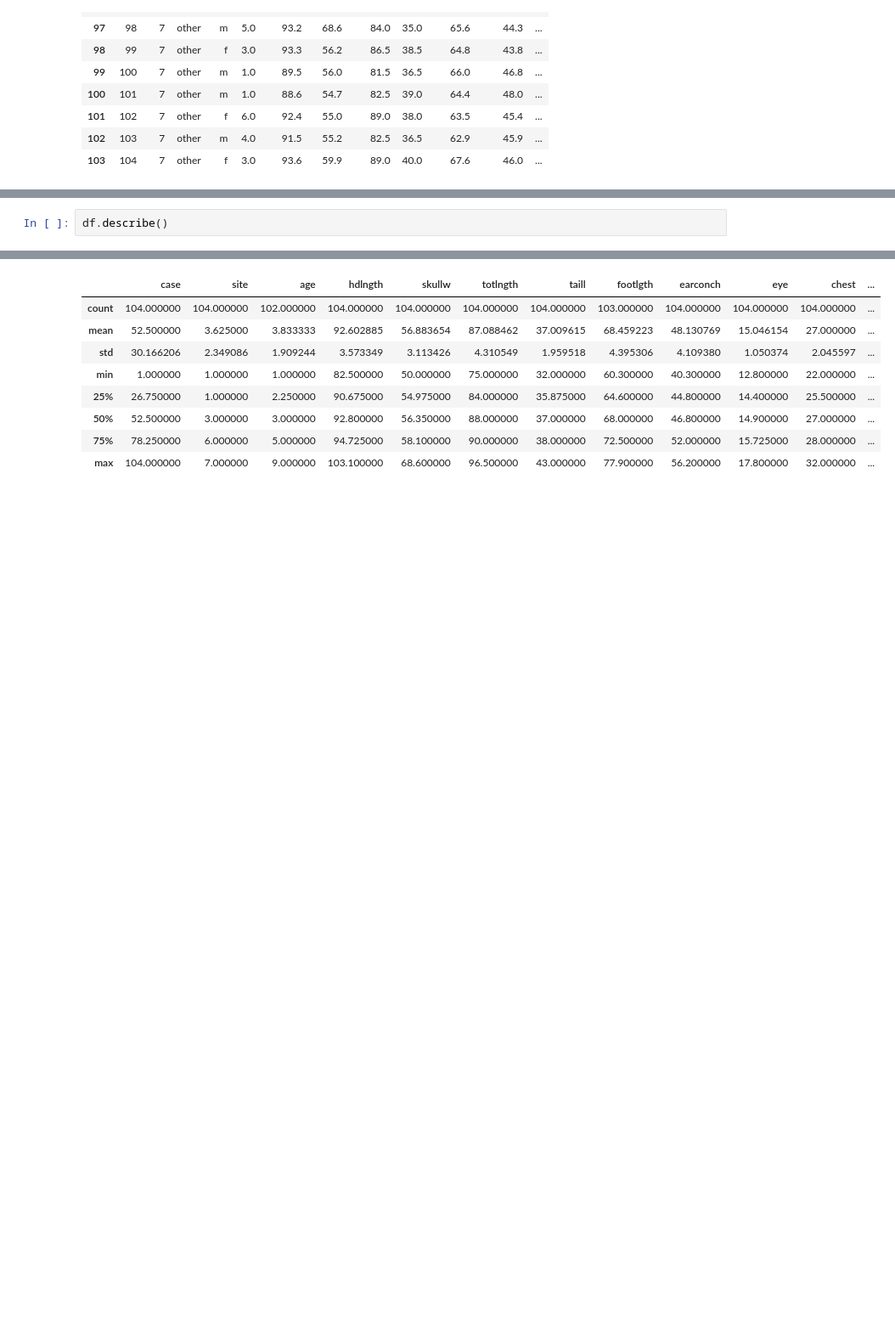
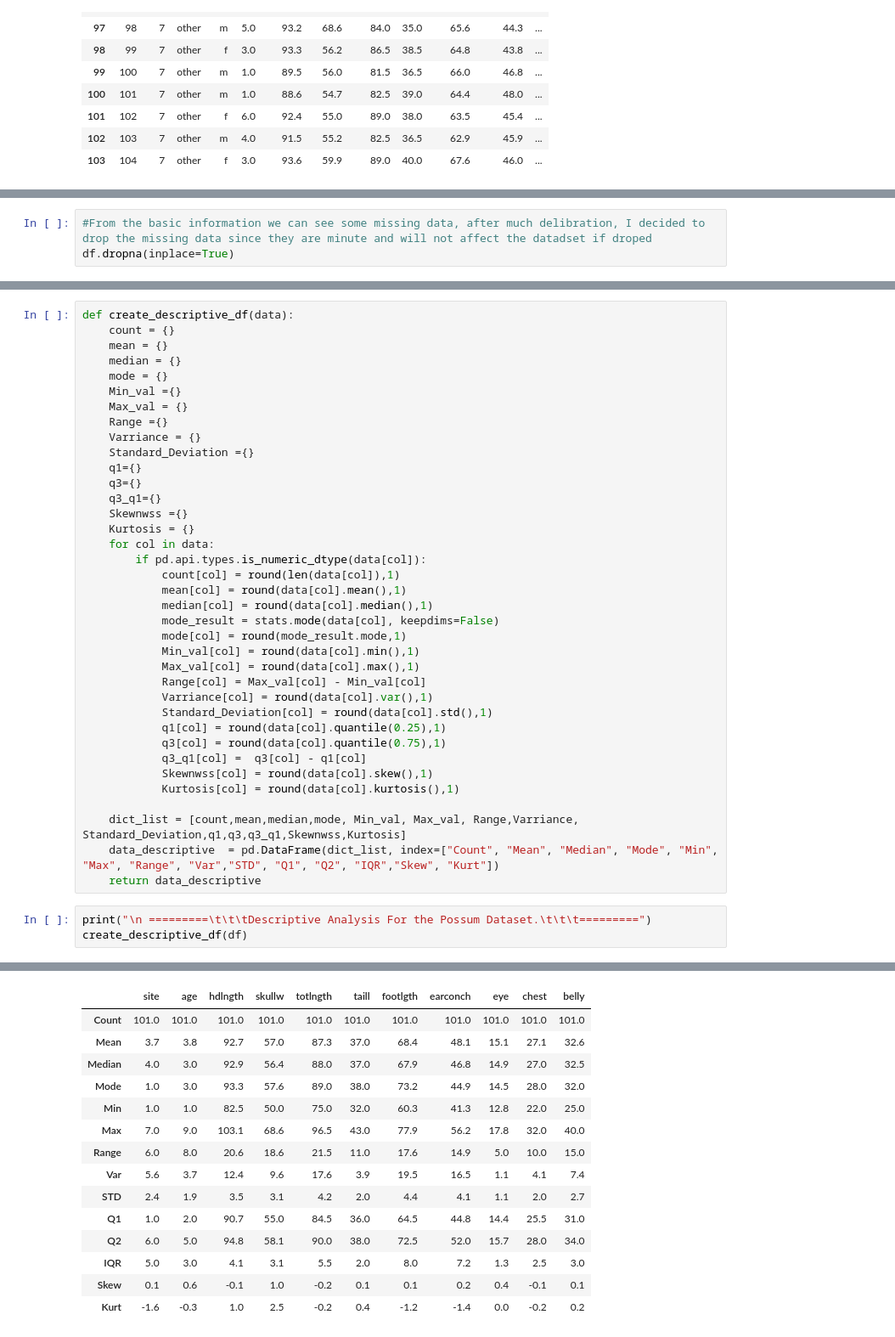
Before and after one commit to Tee-AiEng/Data_and_Data_analysis, a Jupyter notebook: week_8/dataset_analysis.ipynb, the cells around one changed output, grey strips where cells are left out. Shown at 85% size. Drawn from its saved outputs; the diff is of its cells as text; blank space fills up the shorter version.

```diff
--- a/week_8/dataset_analysis.ipynb
+++ b/week_8/dataset_analysis.ipynb
@@ -36,0 +86,3 @@ df.tail(10)
+# %%
+#From the basic information we can see some missing data, after much delibration, I decided to drop the missing data since they are minute and will not affect the datadset if droped
+df.dropna(inplace=True)
@@ -37,3 +95,41 @@ df.tail(10)
+# %%
+def create_descriptive_df(data):
+    count = {}
+    mean = {}
+    median = {}
+    mode = {}
+    Min_val ={}
+    Max_val = {}
+    Range ={}
+    Varriance = {}
+    Standard_Deviation ={}
+    q1={}
+    q3={}
+    q3_q1={}
+    Skewnwss ={}
+    Kurtosis = {}
+    for col in data:
+        if pd.api.types.is_numeric_dtype(data[col]):
+            count[col] = round(len(data[col]),1)
+            mean[col] = round(data[col].mean(),1)
+            median[col] = round(data[col].median(),1)
+            mode_result = stats.mode(data[col], keepdims=False)
+            mode[col] = round(mode_result.mode,1)
+            Min_val[col] = round(data[col].min(),1)
+            Max_val[col] = round(data[col].max(),1)
+            Range[col] = Max_val[col] - Min_val[col]
+            Varriance[col] = round(data[col].var(),1)
+            Standard_Deviation[col] = round(data[col].std(),1)
+            q1[col] = round(data[col].quantile(0.25),1)
+            q3[col] = round(data[col].quantile(0.75),1)
+            q3_q1[col] =  q3[col] - q1[col]
+            Skewnwss[col] = round(data[col].skew(),1)
+            Kurtosis[col] = round(data[col].kurtosis(),1)
+
+    dict_list = [count,mean,median,mode, Min_val, Max_val, Range,Varriance, Standard_Deviation,q1,q3,q3_q1,Skewnwss,Kurtosis]
+    data_descriptive  = pd.DataFrame(dict_list, index=["Count", "Mean", "Median", "Mode", "Min", "Max", "Range", "Var","STD", "Q1", "Q2", "IQR","Skew", "Kurt"])
+    return data_descriptive
 # %%
-df.describe()
+print("\n =========\t\t\tDescriptive Analysis For the Possum Dataset.\t\t\t=========")
+create_descriptive_df(df)
 # %% [output]
@@ -40,9 +137,15 @@ df.describe()
-|  | case | site | age | hdlngth | skullw | totlngth | taill | footlgth | earconch | eye | chest | ... |
-| count | 104.000000 | 104.000000 | 102.000000 | 104.000000 | 104.000000 | 104.000000 | 104.000000 | 103.000000 | 104.000000 | 104.000000 | 104.000000 | ... |
-| mean | 52.500000 | 3.625000 | 3.833333 | 92.602885 | 56.883654 | 87.088462 | 37.009615 | 68.459223 | 48.130769 | 15.046154 | 27.000000 | ... |
-| std | 30.166206 | 2.349086 | 1.909244 | 3.573349 | 3.113426 | 4.310549 | 1.959518 | 4.395306 | 4.109380 | 1.050374 | 2.045597 | ... |
-| min | 1.000000 | 1.000000 | 1.000000 | 82.500000 | 50.000000 | 75.000000 | 32.000000 | 60.300000 | 40.300000 | 12.800000 | 22.000000 | ... |
-| 25% | 26.750000 | 1.000000 | 2.250000 | 90.675000 | 54.975000 | 84.000000 | 35.875000 | 64.600000 | 44.800000 | 14.400000 | 25.500000 | ... |
-| 50% | 52.500000 | 3.000000 | 3.000000 | 92.800000 | 56.350000 | 88.000000 | 37.000000 | 68.000000 | 46.800000 | 14.900000 | 27.000000 | ... |
-| 75% | 78.250000 | 6.000000 | 5.000000 | 94.725000 | 58.100000 | 90.000000 | 38.000000 | 72.500000 | 52.000000 | 15.725000 | 28.000000 | ... |
-| max | 104.000000 | 7.000000 | 9.000000 | 103.100000 | 68.600000 | 96.500000 | 43.000000 | 77.900000 | 56.200000 | 17.800000 | 32.000000 | ... |
+|  | site | age | hdlngth | skullw | totlngth | taill | footlgth | earconch | eye | chest | belly |
+| Count | 101.0 | 101.0 | 101.0 | 101.0 | 101.0 | 101.0 | 101.0 | 101.0 | 101.0 | 101.0 | 101.0 |
+| Mean | 3.7 | 3.8 | 92.7 | 57.0 | 87.3 | 37.0 | 68.4 | 48.1 | 15.1 | 27.1 | 32.6 |
+| Median | 4.0 | 3.0 | 92.9 | 56.4 | 88.0 | 37.0 | 67.9 | 46.8 | 14.9 | 27.0 | 32.5 |
+| Mode | 1.0 | 3.0 | 93.3 | 57.6 | 89.0 | 38.0 | 73.2 | 44.9 | 14.5 | 28.0 | 32.0 |
+| Min | 1.0 | 1.0 | 82.5 | 50.0 | 75.0 | 32.0 | 60.3 | 41.3 | 12.8 | 22.0 | 25.0 |
+| Max | 7.0 | 9.0 | 103.1 | 68.6 | 96.5 | 43.0 | 77.9 | 56.2 | 17.8 | 32.0 | 40.0 |
+| Range | 6.0 | 8.0 | 20.6 | 18.6 | 21.5 | 11.0 | 17.6 | 14.9 | 5.0 | 10.0 | 15.0 |
+| Var | 5.6 | 3.7 | 12.4 | 9.6 | 17.6 | 3.9 | 19.5 | 16.5 | 1.1 | 4.1 | 7.4 |
+| STD | 2.4 | 1.9 | 3.5 | 3.1 | 4.2 | 2.0 | 4.4 | 4.1 | 1.1 | 2.0 | 2.7 |
+| Q1 | 1.0 | 2.0 | 90.7 | 55.0 | 84.5 | 36.0 | 64.5 | 44.8 | 14.4 | 25.5 | 31.0 |
+| Q2 | 6.0 | 5.0 | 94.8 | 58.1 | 90.0 | 38.0 | 72.5 | 52.0 | 15.7 | 28.0 | 34.0 |
+| IQR | 5.0 | 3.0 | 4.1 | 3.1 | 5.5 | 2.0 | 8.0 | 7.2 | 1.3 | 2.5 | 3.0 |
+| Skew | 0.1 | 0.6 | -0.1 | 1.0 | -0.2 | 0.1 | 0.1 | 0.2 | 0.4 | -0.1 | 0.1 |
+| Kurt | -1.6 | -0.3 | 1.0 | 2.5 | -0.2 | 0.4 | -1.2 | -1.4 | 0.0 | -0.2 | 0.2 |
```
Also changed, not shown: parts of 27 cells of this notebook.
